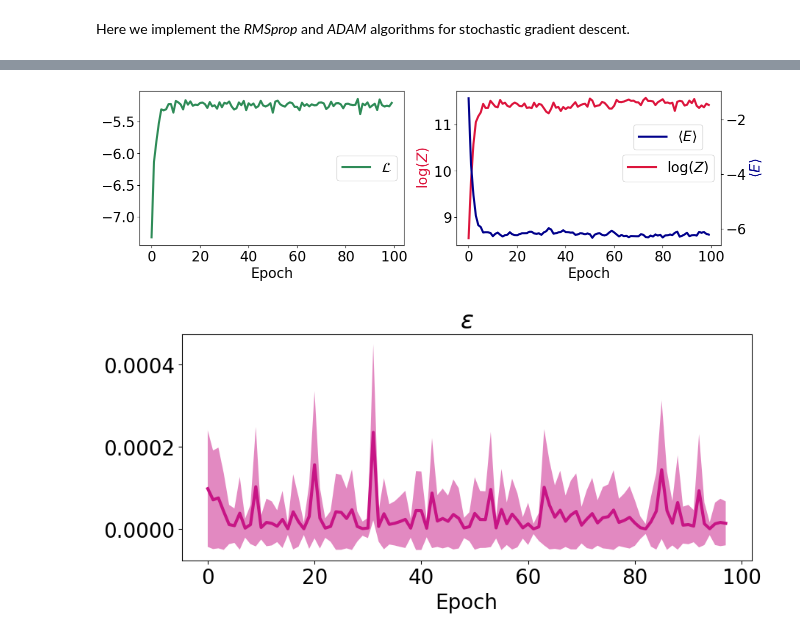
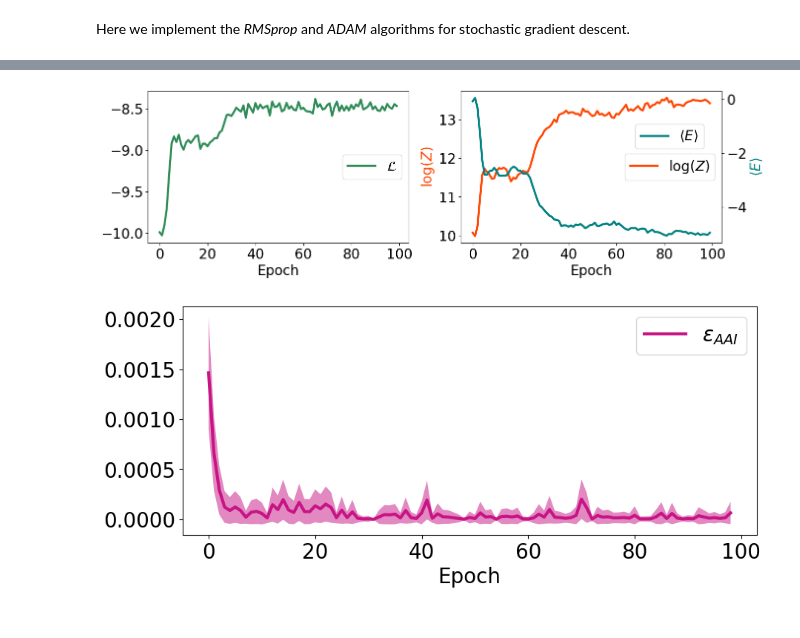
Before and after one commit to davbac/LCP-modB, a Jupyter notebook: isworking.ipynb, the cells around one changed output, grey strips where cells are left out. Saved outputs shown, nothing was run; the diff lists cells and outputs as text; code cells hidden in the pictures.

```diff
--- a/isworking.ipynb
+++ b/isworking.ipynb
@@ -27,7 +27,7 @@ from IPython.display import display_html
 Here we choose the analysis to perform, and the corresponding parameters `BLSIZE` and `M` setting the size of the one-hot encoded blocks and the number of hidden variables, respectively. Also, we choose if we want to work with bits (variables with 0/1 values) or “spins” (-1/+1). In the end, we chose the mysterious dataset with 6-unit blocks, and bits instead of spins.
 # %%
 # select analysis to perform
-CASE = 1
+CASE = 2
 if CASE == 0:
     data_name = 'DATA'
     # size of each block of data (!= 1 for one-hot)
@@ -94,8 +94,8 @@ def myline(value):
     return 'black'
 
 def mycolor(value):
-    if value > 0: return 'crimson' #crimson,orangered
-    elif value < 0: return 'darkblue'    #darkblue,teal
+    if value > 0: return 'orangered' #crimson,orangered
+    elif value < 0: return 'teal'    #darkblue,teal
     return 'black'
 
 # plot network with weights and units, all color-coded
@@ -134,11 +134,11 @@ def plotgraph(epoch=0,save=0):
     ax.text(-0.5, 0.1, 'visible units', bbox=dict(facecolor='w',
                                                   edgecolor='k'))
 
-    solid_line = mpl.lines.Line2D([], [], color='crimson', linestyle='solid', label='Positive weight')
-    dashed_line = mpl.lines.Line2D([], [], color='darkblue', linestyle='dashed', label='Negative weight')
+    solid_line = mpl.lines.Line2D([], [], color='orangered', linestyle='solid', label='Positive weight')
+    dashed_line = mpl.lines.Line2D([], [], color='teal', linestyle='dashed', label='Negative weight')
 
-    up_triang = mpl.lines.Line2D([], [], color='crimson', linewidth='0', marker='^', label='Positive unit')
-    dw_triang = mpl.lines.Line2D([], [], color='darkblue', linewidth='0', marker='v', label='Negative unit')
+    up_triang = mpl.lines.Line2D([], [], color='orangered', linewidth='0', marker='^', label='Positive unit')
+    dw_triang = mpl.lines.Line2D([], [], color='teal', linewidth='0', marker='v', label='Negative unit')
 
     ax.legend(loc='upper center', handles=[solid_line, dashed_line,
                                            up_triang, dw_triang])
@@ -387,7 +387,8 @@ for epoch in range(nepochs):
 
     if epoch % 20 == 19:
         plt.rcParams['font.size'] = 14
-        plotgraph(epoch + 1,0)
+        #plotgraph(epoch + 1,0)
+        print(f'Completed Epoch {epoch+1} / {nepochs}')
         if (model != 'adam'):
             print(f'l_rate = {lrate}')
 
@@ -425,16 +426,16 @@ ax.set_xlabel('Epoch')
 #ax.set_title(r'$\log(\mathcal{L})$')
 ax.legend(loc='right')
 ax.fill_between(np.arange(nepochs), LogL+np.array(std_energy)/np.sqrt(N), LogL-np.array(std_energy)/np.sqrt(N), facecolor='seagreen', alpha=0.5)
-ax2.plot(np.arange(nepochs), logZlist, c='crimson', label='$\log(Z)$', linewidth=3)
+ax2.plot(np.arange(nepochs), logZlist, c='orangered', label='$\log(Z)$', linewidth=3)
 ax2.set_xlabel('Epoch')
-ax2.set_ylabel('$\log(Z)$',c='crimson')
+ax2.set_ylabel('$\log(Z)$',c='orangered')
 ax2.legend(loc='right')
 ax3=ax2.twinx()
-ax3.plot(np.arange(nepochs), mean_energy, label=r'$\langle E \rangle$',c='darkblue', linewidth=3)
+ax3.plot(np.arange(nepochs), mean_energy, label=r'$\langle E \rangle$',c='teal', linewidth=3)
 ax3.fill_between(np.arange(nepochs), mean_energy+np.array(std_energy)/np.sqrt(N), mean_energy-np.array(std_energy)/np.sqrt(N), facecolor='darkblue', alpha=0.5)
-ax3.set_ylabel(r'$\langle E \rangle$',c='darkblue')
+ax3.set_ylabel(r'$\langle E \rangle$',c='teal')
 ax3.legend(loc='center', bbox_to_anchor=(0.8, 0.7))
 now = datetime.now()
 plt.savefig('logl'+now.strftime("%d_%m_%Y%__%H_%M_%S")+'.pdf')
 # %% [output]
-[figure, old version]
+[figure, new version]
@@ -441,13 +444,13 @@ plt.savefig('logl'+now.strftime("%d_%m_%Y%__%H_%M_%S")+'.pdf')
 # %%
-
 plt.rcParams['font.size'] = 20
 fig, ax = plt.subplots(figsize=(10,4))
-ax.plot(np.arange(nepochs-2), [i[2] for i in AAIlist], label='epsilon_AAI', c='mediumvioletred', linewidth=3)
-ax.fill_between(np.arange(nepochs-2), [i[2] for i in AAIlist]+np.array([i[3] for i in AAIlist]), [i[2] for i in AAIlist]-np.array([i[3] for i in AAIlist]), facecolor='mediumvioletred', alpha=0.5)
+ax.plot(np.arange(nepochs-1), [i[2] for i in AAIlist], label='$\epsilon_{AAI}$', c='mediumvioletred', linewidth=3)
+ax.fill_between(np.arange(nepochs-1), [i[2] for i in AAIlist]+np.array([i[3] for i in AAIlist]), [i[2] for i in AAIlist]-np.array([i[3] for i in AAIlist]), facecolor='mediumvioletred', alpha=0.5)
 ax.set_xlabel('Epoch')
-ax.set_title(r'$\epsilon$')
+ax.legend(loc='upper right')
+plt.savefig('epsilon'+now.strftime("%d_%m_%Y%__%H_%M_%S")+'.pdf')
 plt.show()
 # %% [output]
-[figure, old version]
+[figure, new version]
 # %%
 # large GAP <-> low temperature
```
Also changed, not shown: parts of 6 cells of this notebook.
